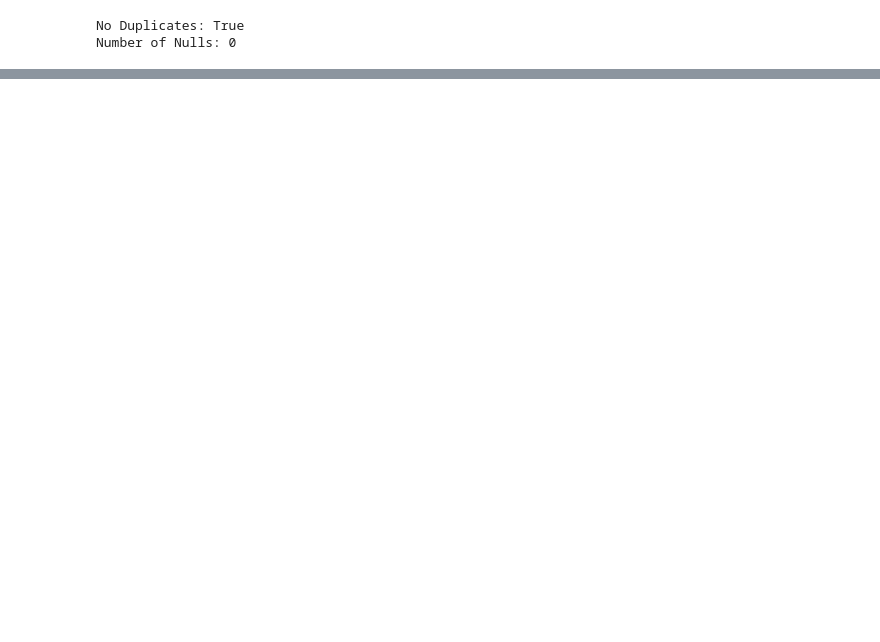
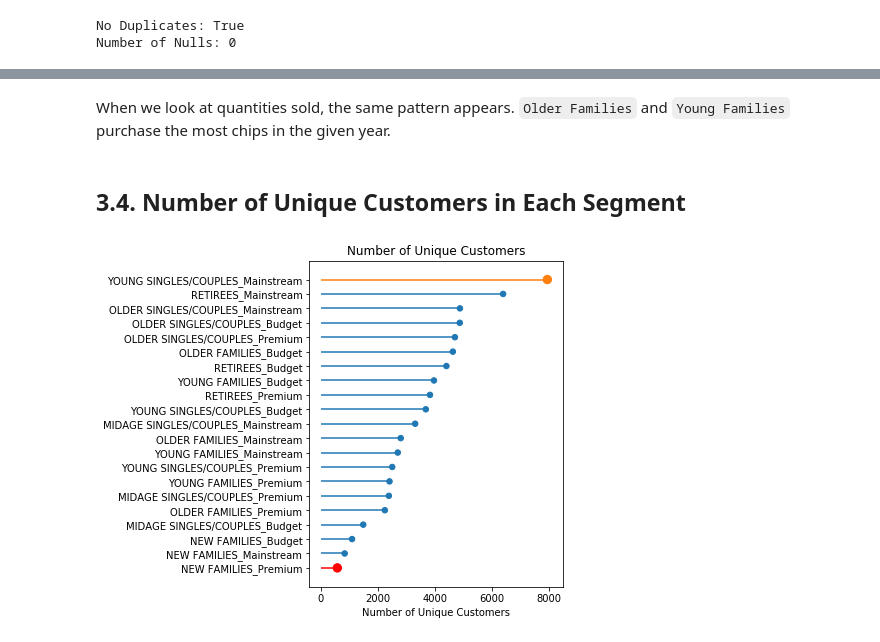
Before and after one commit to teyang-lau/Chips_Customer_Segmentation, a Jupyter notebook: Customer_Segmentation.ipynb, the cells around one changed output, grey strips where cells are left out. Saved outputs shown, nothing was run; the diff lists cells and outputs as text; code cells hidden in the pictures; blank space fills up the shorter version.

```diff
--- a/Customer_Segmentation.ipynb
+++ b/Customer_Segmentation.ipynb
@@ -431,28 +525,3 @@ life_prem['Group'] = life_prem['LIFESTAGE'] + '_' + life_prem['PREMIUM_CUSTOMER'
 
 # sort by PROD_QTY
 life_prem_qty = life_prem.sort_values('PROD_QTY')
-# %%
-# Different color and size for some groups
-my_color=np.where(life_prem['Group']=='OLDER FAMILIES_Budget', '#ff7f0e', '#1f77b4')
-my_color[0] = 'red'
-my_size=np.where(life_prem['Group']=='OLDER FAMILIES_Budget', 70, 30)
-my_size[0] = '70'
-
-fig = plt.figure(figsize=(14,6))
-ax1=plt.subplot(121)
-plt.hlines(y=np.arange(0,len(life_prem)),xmin=0,xmax=life_prem['TOT_SALES'],color=my_color)
-plt.scatter(life_prem['TOT_SALES'], np.arange(0,len(life_prem)), color=my_color, s=my_size)
-plt.yticks(np.arange(0,len(life_prem)), life_prem['Group'])
-plt.xticks(ticks=[0,50000,100000,150000])
-plt.xlabel('Sales ($)')
-plt.title('Total Sales')
-
-ax2=plt.subplot(122)
-plt.hlines(y=np.arange(0,len(life_prem_qty)),xmin=0,xmax=life_prem_qty['PROD_QTY'],color=my_color)
-plt.scatter(life_prem_qty['PROD_QTY'], np.arange(0,len(life_prem_qty)), color=my_color, s=my_size)
-plt.yticks(np.arange(0,len(life_prem_qty)), life_prem_qty['Group'])
-plt.xlabel('Quantity Sold')
-plt.title('Total Quantity Sold')
-
-fig.tight_layout(pad=3.0)
-plt.show()
@@ -531,0 +608,12 @@ plt.show()
+# %% [markdown]
+When we look at quantities sold, the same pattern appears. `Older Families` and `Young Families` purchase the most chips in the given year.
+# %% [markdown]
+<a id='NumberOfCustomers'></a>
+## 3.4. Number of Unique Customers in Each Segment
+# %%
+life_prem_pc = life_prem_pc.sort_values('Count')
+fig = plt.figure(figsize=(10,6))
+ax1 = plt.subplot(121)
+loll_plot(life_prem_pc,'Group','Count','Number of Unique Customers','Number of Unique Customers','YOUNG SINGLES/COUPLES_Mainstream')
+# %% [output]
+[figure, added]
```
Also changed, not shown: parts of 65 cells of this notebook, 2 other files.
